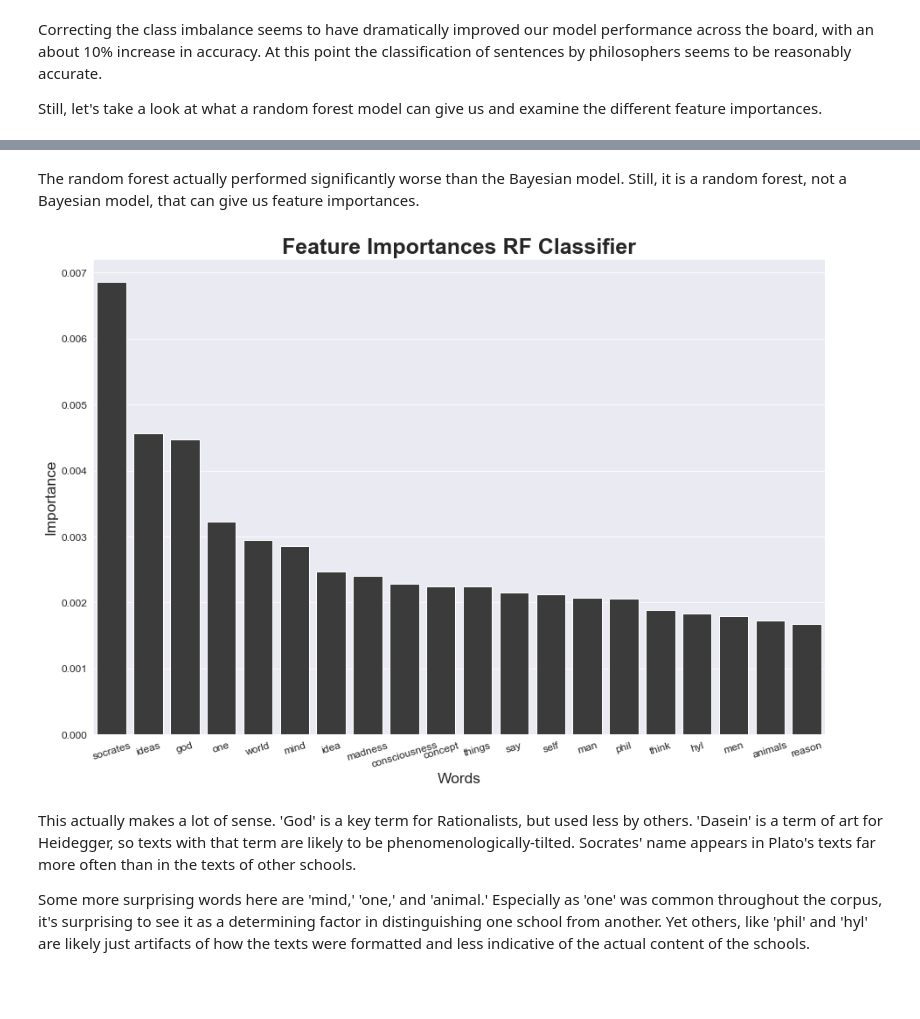
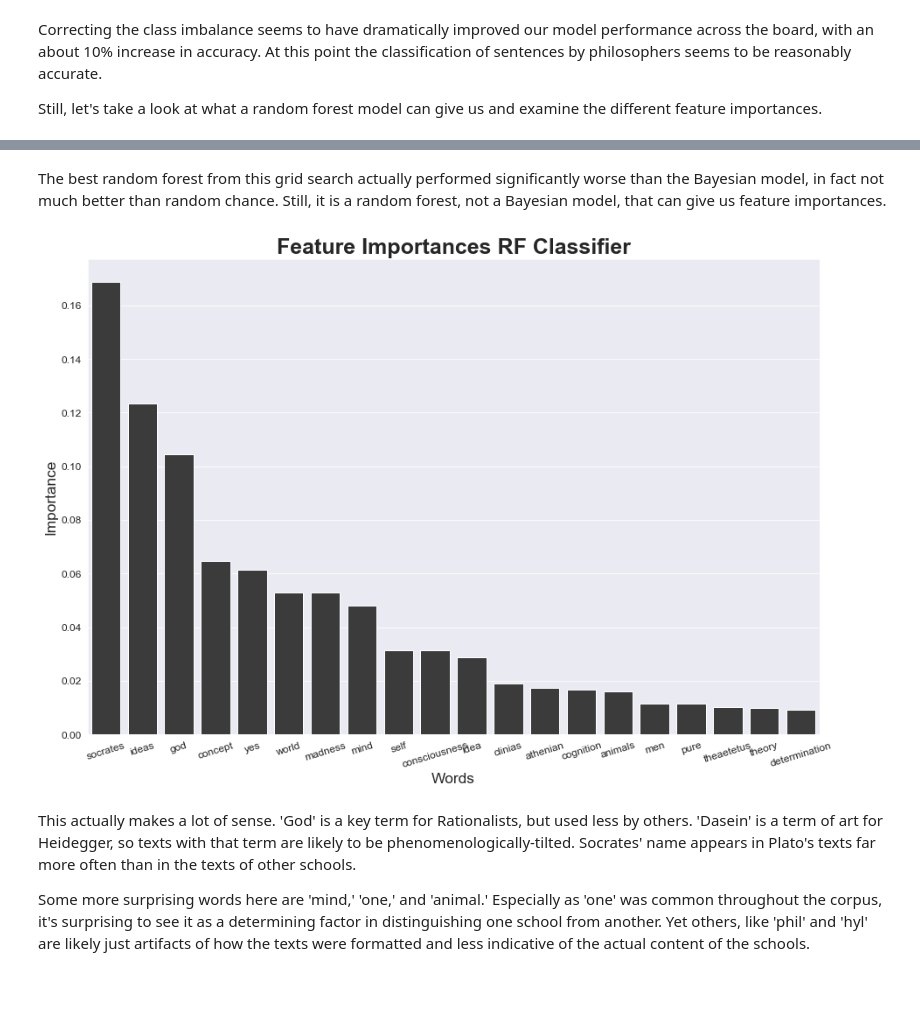
Before and after one commit to kcalizadeh/philosophy_classification_project, a Jupyter notebook: EDA_and_NB_model.ipynb, the cells around one changed output, grey strips where cells are left out. Saved outputs shown, nothing was run; the diff lists cells and outputs as text; code cells hidden in the pictures.

```diff
--- a/EDA_and_NB_model.ipynb
+++ b/EDA_and_NB_model.ipynb
@@ -227,7 +224,7 @@ This more or less confirms what we found with the word clouds, though the word '
 Next, we make charts for the top words of each school. To get more unique words, we will remove the top 50 most common words from the running.
 # %%
 uninformative_words = ['else', 'shall', 'either', 'still', 'rather', 'another', 'made', 'without']
-school_stopwords = stopwords_list + [x[0] for x in freq_dist.most_common(50)] + uninformative_words
+school_stopwords = custom_stopwords + [x[0] for x in freq_dist.most_common(50)] + uninformative_words
 # %%
 freq_dist_dict = {}
 for school in text_dict.keys():
@@ -301,7 +298,7 @@ data_pkl.close()
 # %%
 x_train, x_test, y_train, y_test = train_test_split(text_df['sentences'], text_df['school'])
 # %%
-tfidvectorizer = TfidfVectorizer(decode_error='ignore', stop_words=stopwords_list)
+tfidvectorizer = TfidfVectorizer(decode_error='ignore', stop_words=custom_stopwords)
 tf_idf_data_train = tfidvectorizer.fit_transform(x_train)
 tf_idf_data_test = tfidvectorizer.transform(x_test)
 # %%
@@ -377,3 +374,8 @@ german_idealism       0.78      0.85      0.82      8115
 Correcting the class imbalance seems to have dramatically improved our model performance across the board, with an about 10% increase in accuracy. At this point the classification of sentences by philosophers seems to be reasonably accurate.
 
 Still, let's take a look at what a random forest model can give us and examine the different feature importances.
+# %%
+# first a very basic random forest with no hyperparameters, though we train it on the smote data
+rf_classifier = RandomForestClassifier()
+
+rf_classifier.fit(xtrain_smote, ytrain_smote)
@@ -380,10 +408,8 @@ Still, let's take a look at what a random forest model can give us and examine t
 # %%
-rf_classifier = RandomForestClassifier()
-
 forest_param_grid = {
-    'randforest__n_estimators': [150, 250],
-    'randforest__max_depth': [3, 4, 5],
-    'randforest__max_features': [0.25, 0.1]
+    'n_estimators': [100, 150],
+    'min_samples_split': [2, 5, 10],
+    'max_features': [0.5, 'auto']
 }
 
 forest_gscv = GridSearchCV(rf_classifier, param_grid=forest_param_grid, cv=3, scoring='accuracy', verbose=2, n_jobs=-1)
@@ -404,20 +453,20 @@ accuracy_score(y_test, rf_test_preds)
 # %% [markdown]
-The random forest actually performed significantly worse than the Bayesian model. Still, it is a random forest, not a Bayesian model, that can give us feature importances.
+The best random forest from this grid search actually performed significantly worse than the Bayesian model, in fact not much better than random chance. Still, it is a random forest, not a Bayesian model, that can give us feature importances.
 # %%
-feature_importances = dict(pd.Series(rf_classifier.feature_importances_,
+feature_importances = dict(pd.Series(best_model.feature_importances_,
                             index=tfidvectorizer.get_feature_names()).sort_values(ascending=False)[:20])
 
 sns.set_style('darkgrid')
 fig = plt.subplots(figsize=(15, 10))
 sns.barplot(x=list(feature_importances.keys()), y=list(feature_importances.values()), color='#3B3B3B')
 plt.title('Feature Importances RF Classifier', size=25, fontweight='bold')
 plt.xlabel('Words', size='xx-large')
 plt.xticks(rotation=17, size='large')
 plt.ylabel('Importance', size='xx-large')
 plt.yticks(size='large')
 plt.show()
 # %% [output]
-[figure, old version]
+[figure, new version]
 # %% [markdown]
 This actually makes a lot of sense. 'God' is a key term for Rationalists, but used less by others. 'Dasein' is a term of art for Heidegger, so texts with that term are likely to be phenomenologically-tilted. Socrates' name appears in Plato's texts far more often than in the texts of other schools.
 
```
Also changed, not shown: parts of 20 cells of this notebook, 3 other files.
